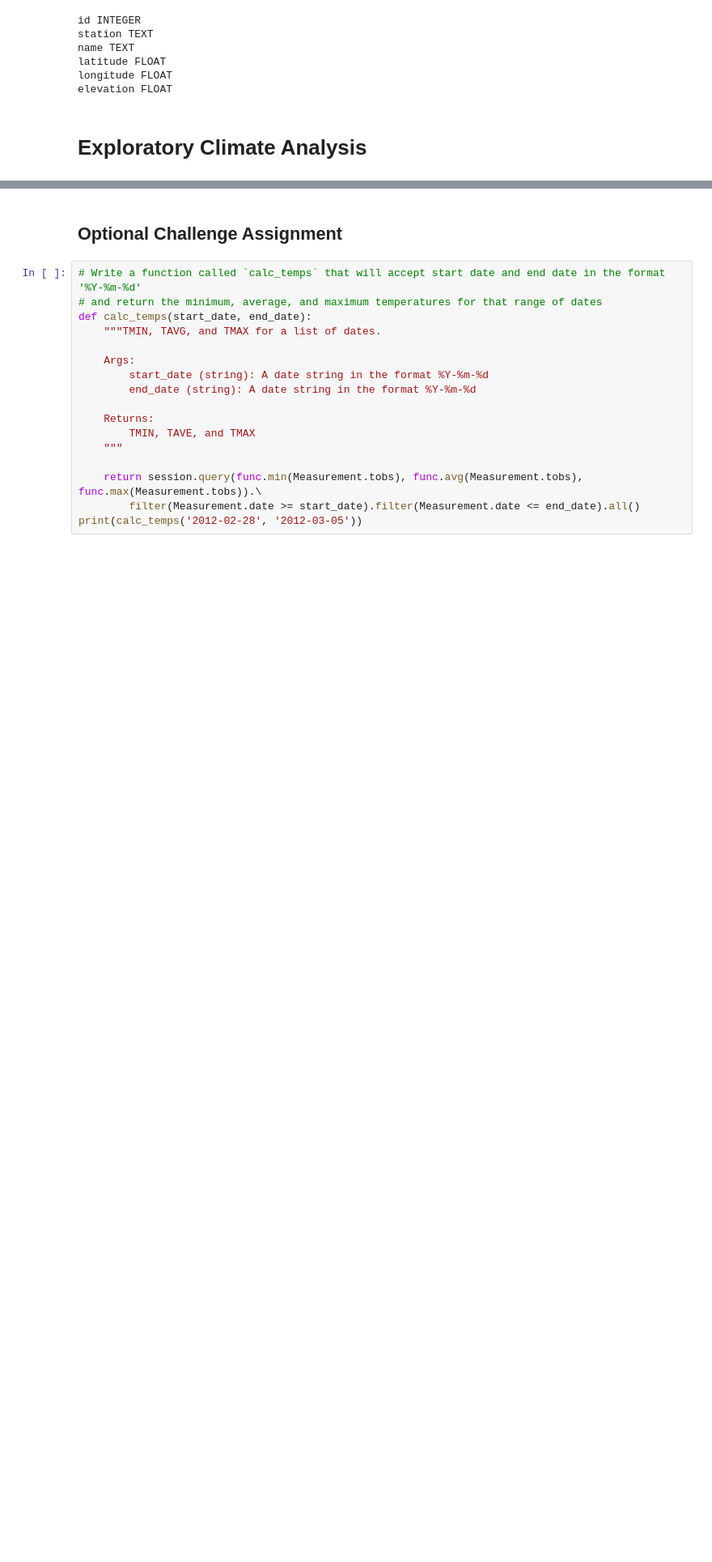
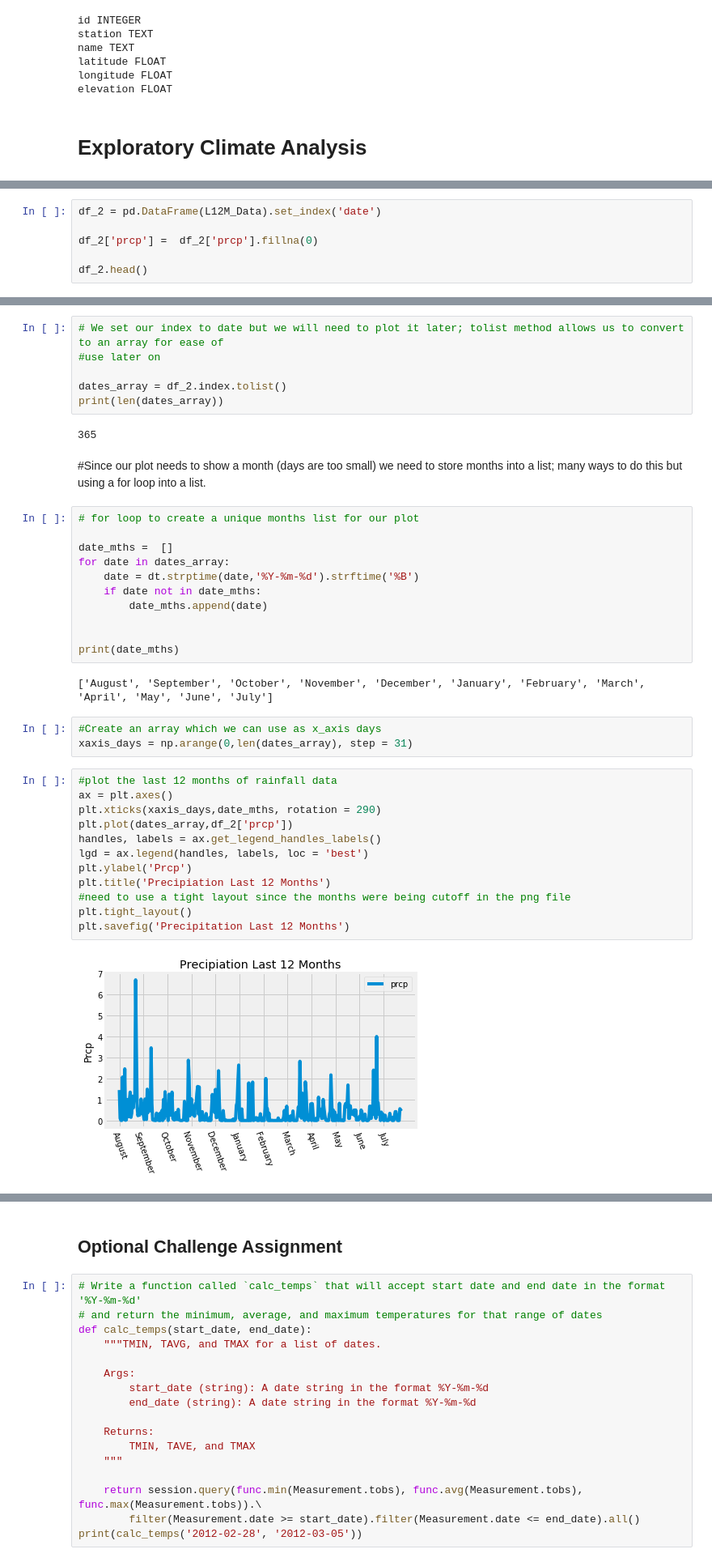
Before and after one commit to MarkovCredit/BootCamp_Spot, a Jupyter notebook: 11-Advanced-Data-Storage-and-Retrieval/Climate_Analysis_ML.ipynb, the cells around one changed output, grey strips where cells are left out. Shown: that part at 81% size. Cells and saved outputs as stored; diff of their text form; blank space fills up the shorter version.

```diff
--- a/11-Advanced-Data-Storage-and-Retrieval/Climate_Analysis_ML.ipynb
+++ b/11-Advanced-Data-Storage-and-Retrieval/Climate_Analysis_ML.ipynb
@@ -161,0 +100,6 @@ dtype: int64
+# %%
+df_2 = pd.DataFrame(L12M_Data).set_index('date')
+
+df_2['prcp'] =  df_2['prcp'].fillna(0)
+
+df_2.head()
@@ -161,0 +114,41 @@ dtype: int64
+# %%
+# We set our index to date but we will need to plot it later; tolist method allows us to convert to an array for ease of
+#use later on
+
+dates_array = df_2.index.tolist()
+print(len(dates_array))
+# %% [output]
+365
+# %% [markdown]
+#Since our plot needs to show a month (days are too small) we need to store months into a list; many
+ways to do this but using a for loop into a list.
+# %%
+# for loop to create a unique months list for our plot
+
+date_mths =  []
+for date in dates_array:
+    date = dt.strptime(date,'%Y-%m-%d').strftime('%B')
+    if date not in date_mths:
+        date_mths.append(date)
+
+
+print(date_mths)
+# %% [output]
+['August', 'September', 'October', 'November', 'December', 'January', 'February', 'March', 'April', 'May', 'June', 'July']
+# %%
+#Create an array which we can use as x_axis days
+xaxis_days = np.arange(0,len(dates_array), step = 31)
+# %%
+#plot the last 12 months of rainfall data
+ax = plt.axes()
+plt.xticks(xaxis_days,date_mths, rotation = 290)
+plt.plot(dates_array,df_2['prcp'])
+handles, labels = ax.get_legend_handles_labels()
+lgd = ax.legend(handles, labels, loc = 'best')
+plt.ylabel('Prcp')
+plt.title('Precipiation Last 12 Months')
+#need to use a tight layout since the months were being cutoff in the png file
+plt.tight_layout()
+plt.savefig('Precipitation Last 12 Months')
+# %% [output]
+[figure, added]
```
Also changed, not shown: parts of 33 cells of this notebook, 1 other file.
